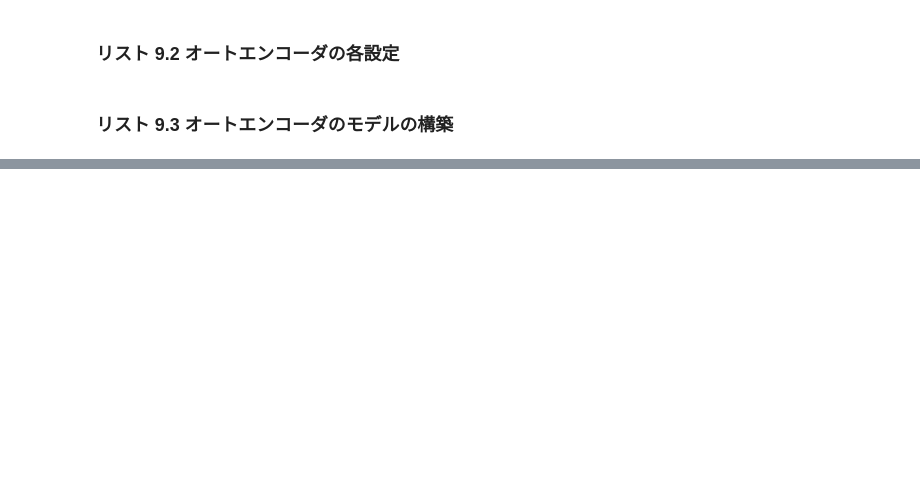
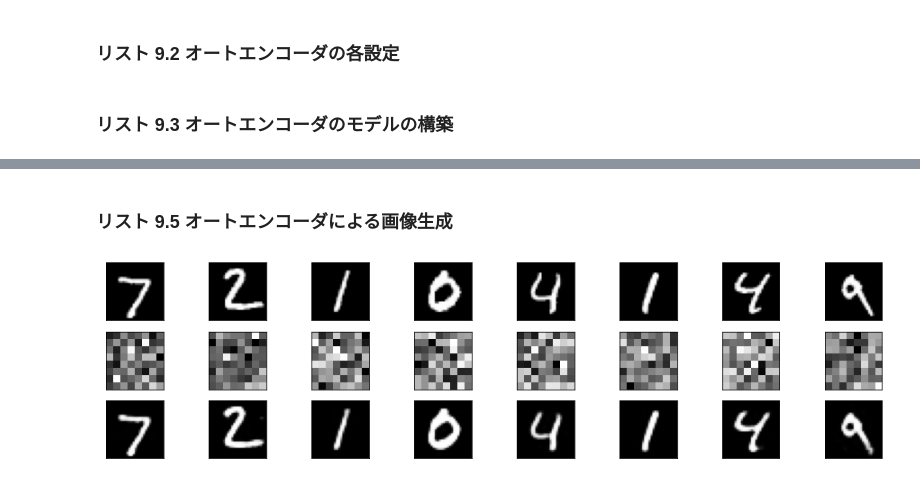
Before and after one commit to zfukuoka/Copying_a_sutra, a Jupyter notebook: ISBN978-4-7981-6720-6/list9_1.ipynb, the cells around one changed output, grey strips where cells are left out. Drawn from its saved outputs; the diff is of its cells as text; code cells hidden in the pictures; blank space fills up the shorter version.

```diff
--- a/ISBN978-4-7981-6720-6/list9_1.ipynb
+++ b/ISBN978-4-7981-6720-6/list9_1.ipynb
@@ -65,6 +62,11 @@ model_autoencoder.compile(optimizer="adam", loss="binary_crossentropy")
 model_autoencoder.summary()
 print()
 
+# Encoderのみのモデル
+model_encoder = Model(x, h)
+model_encoder.summary()
+print
+
 # Decoderのみのモデル
 input_decoder = Input(shape=(n_mid,))
 model_decoder = Model(input_decoder, decoder(input_decoder))
@@ -89,0 +119,30 @@ _________________________________________________________________
+# %% [markdown]
+### リスト 9.5 オートエンコーダによる画像生成
+# %%
+encoded = model_encoder.predict(x_test)
+decoded = model_decoder.predict(encoded)
+
+n = 8
+plt.figure(figsize=(16, 4))
+for i in range(n):
+  # 入力画像
+  ax = plt.subplot(3, n, i + 1)
+  plt.imshow(x_test[i].reshape(28, 28), cmap="Greys_r")
+  ax.get_xaxis().set_visible(False)
+  ax.get_yaxis().set_visible(False)
+
+  # 中間層の出力
+  ax = plt.subplot(3, n, i + 1 + n)
+  plt.imshow(encoded[i].reshape(8, 8), cmap="Greys_r")
+  ax.get_xaxis().set_visible(False)
+  ax.get_yaxis().set_visible(False)
+
+  # 出力画像
+  ax = plt.subplot(3, n, i + 1 + 2 * n)
+  plt.imshow(decoded[i].reshape(28, 28), cmap="Greys_r")
+  ax.get_xaxis().set_visible(False)
+  ax.get_yaxis().set_visible(False)
+
+plt.show()
+# %% [output]
+[figure, added]
```
Also changed, not shown: parts of 4 cells of this notebook.
